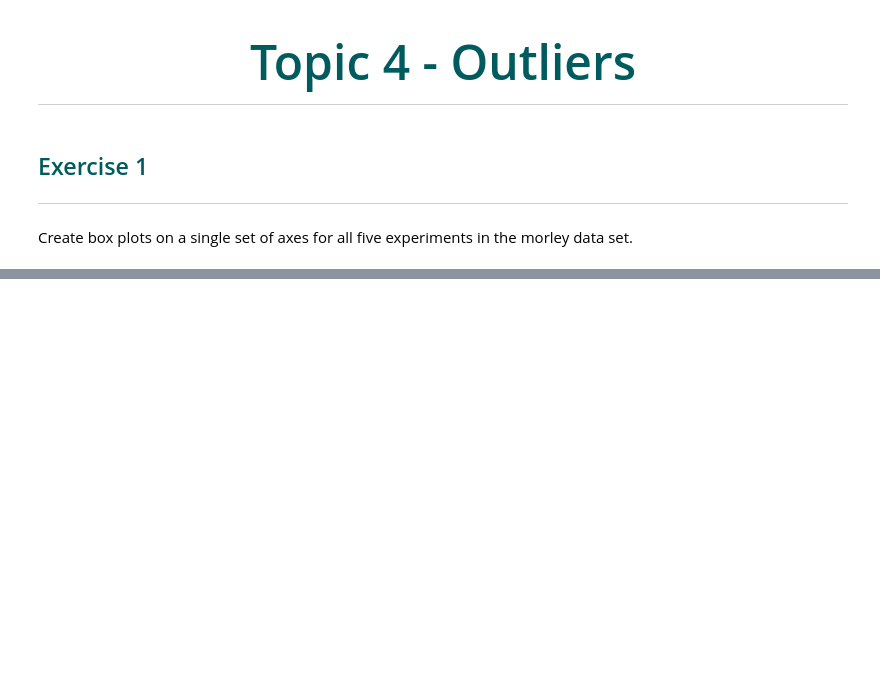
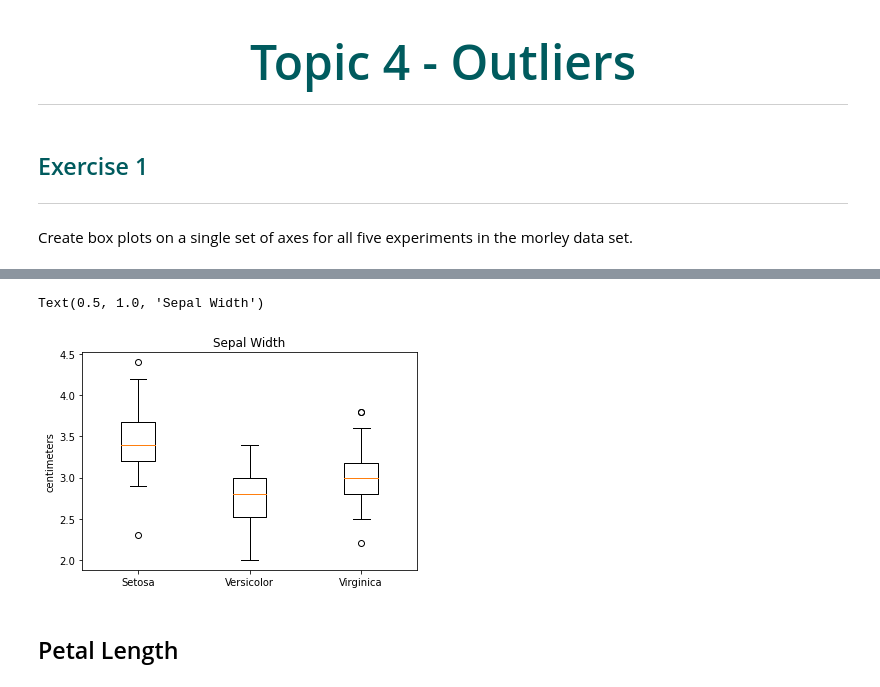
Before and after one commit to micheal-mcenery/funddata-assessment, a Jupyter notebook: Topic 4 - Outliers.ipynb, the cells around one changed output, grey strips where cells are left out. Drawn from its saved outputs; the diff is of its cells as text; code cells hidden in the pictures; blank space fills up the shorter version.

```diff
--- a/Topic 4 - Outliers.ipynb
+++ b/Topic 4 - Outliers.ipynb
@@ -47,0 +77,15 @@ plt.legend(bbox_to_anchor = (1.0, 1), loc = 'upper center')
+# %%
+# Select the data for the Sepal Width.
+setosa_sepal_w = data[:50, 1]
+versicolor_sepal_w = data[50:100, 1]
+virginica_sepal_w = data[100:150, 1]
+# %%
+plt.boxplot(np.array([setosa_sepal_w, versicolor_sepal_w, virginica_sepal_w]).T);
+plt.ylabel('centimeters')
+plt.xticks([1, 2, 3], ['Setosa', 'Versicolor', 'Virginica'])
+plt.title("Sepal Width")
+# %% [output]
+Text(0.5, 1.0, 'Sepal Width')
+[figure, added]
+# %% [markdown]
+## Petal Length
```
Also changed, not shown: parts of 13 cells of this notebook, 1 other file.
